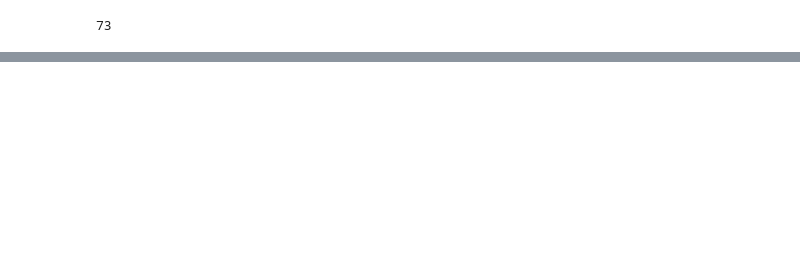
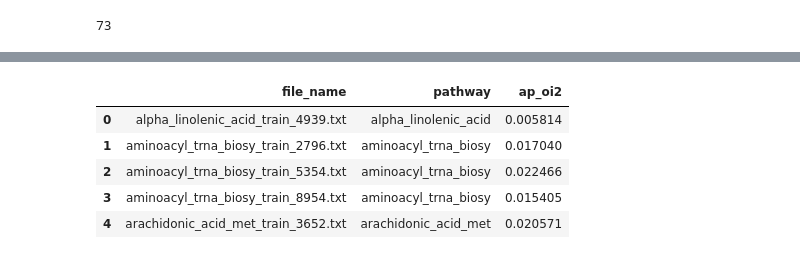
Before and after one commit to sumedhars/csc7901-ml-capstone, a Jupyter notebook: z-code-evaluation/compare_gnn_oi2.ipynb, the cells around one changed output, grey strips where cells are left out. Cells and saved outputs as stored; diff of their text form; code cells hidden in the pictures; blank space fills up the shorter version.

```diff
--- a/z-code-evaluation/compare_gnn_oi2.ipynb
+++ b/z-code-evaluation/compare_gnn_oi2.ipynb
@@ -198,0 +212,14 @@ plt.show()
+# %%
+oi2_test_df = oi2_test_prc_df[['node_file','pathway','average_precision']].rename(
+    columns={'node_file':'file_name','average_precision':'ap_oi2'}
+)
+# remove the _nodes
+oi2_test_df['file_name'] = oi2_test_df['file_name'].str.replace('_nodes', '', regex=False)
+oi2_test_df.head()
+# %% [output]
+|  | file_name | pathway | ap_oi2 |
+| 0 | alpha_linolenic_acid_train_4939.txt | alpha_linolenic_acid | 0.005814 |
+| 1 | aminoacyl_trna_biosy_train_2796.txt | aminoacyl_trna_biosy | 0.017040 |
+| 2 | aminoacyl_trna_biosy_train_5354.txt | aminoacyl_trna_biosy | 0.022466 |
+| 3 | aminoacyl_trna_biosy_train_8954.txt | aminoacyl_trna_biosy | 0.015405 |
+| 4 | arachidonic_acid_met_train_3652.txt | arachidonic_acid_met | 0.020571 |
```
Also changed, not shown: parts of 12 cells of this notebook.
